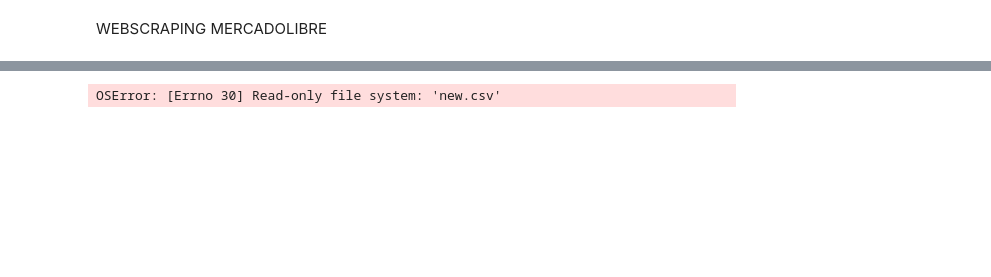
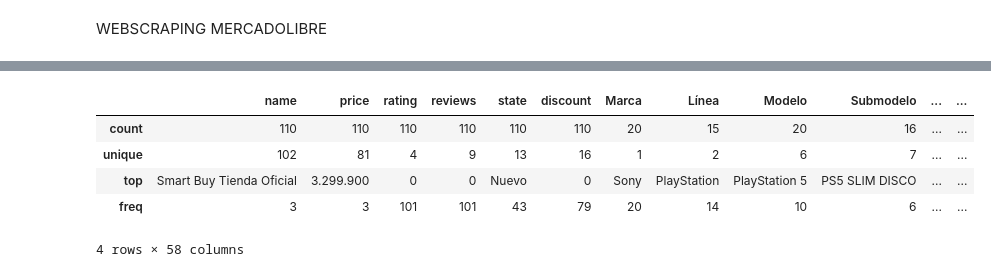
Before and after one commit to OmarLAlbarracinM/WebScrapingPython, a Jupyter notebook: MercadolibreWebScrapping.ipynb, the cells around one changed output, grey strips where cells are left out. Saved outputs shown, nothing was run; the diff lists cells and outputs as text; code cells hidden in the pictures; blank space fills up the shorter version.

```diff
--- a/MercadolibreWebScrapping.ipynb
+++ b/MercadolibreWebScrapping.ipynb
@@ -75,4 +109,9 @@ pre_df.head()
-# %%
-pre_df.to_csv("new.csv", index=False)
-# %% [output]
-OSError: [Errno 30] Read-only file system: 'new.csv'
+# %%
+df.describe()
+# %% [output]
+|  | name | price | rating | reviews | state | discount | Marca | Línea | Modelo | Submodelo | ... | ... |
+| count | 110 | 110 | 110 | 110 | 110 | 110 | 20 | 15 | 20 | 16 | ... | ... |
+| unique | 102 | 81 | 4 | 9 | 13 | 16 | 1 | 2 | 6 | 7 | ... | ... |
+| top | Smart Buy Tienda Oficial | 3.299.900 | 0 | 0 | Nuevo | 0 | Sony | PlayStation | PlayStation 5 | PS5 SLIM DISCO | ... | ... |
+| freq | 3 | 3 | 101 | 101 | 43 | 79 | 20 | 14 | 10 | 6 | ... | ... |
+4 rows × 58 columns
```
Also changed, not shown: parts of 6 cells of this notebook.
